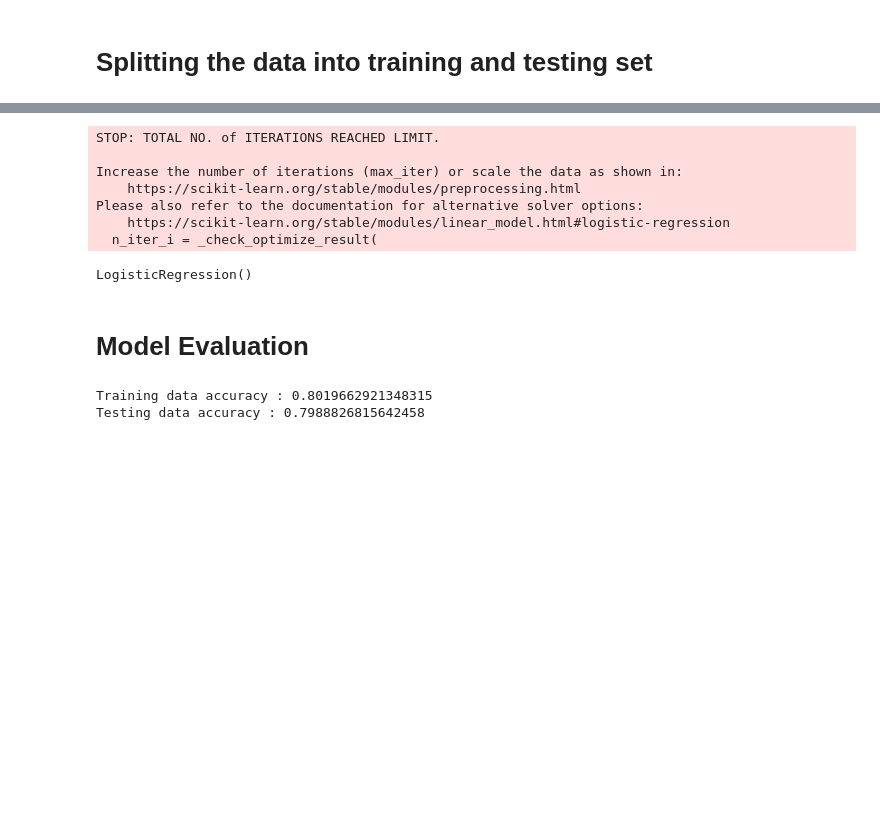
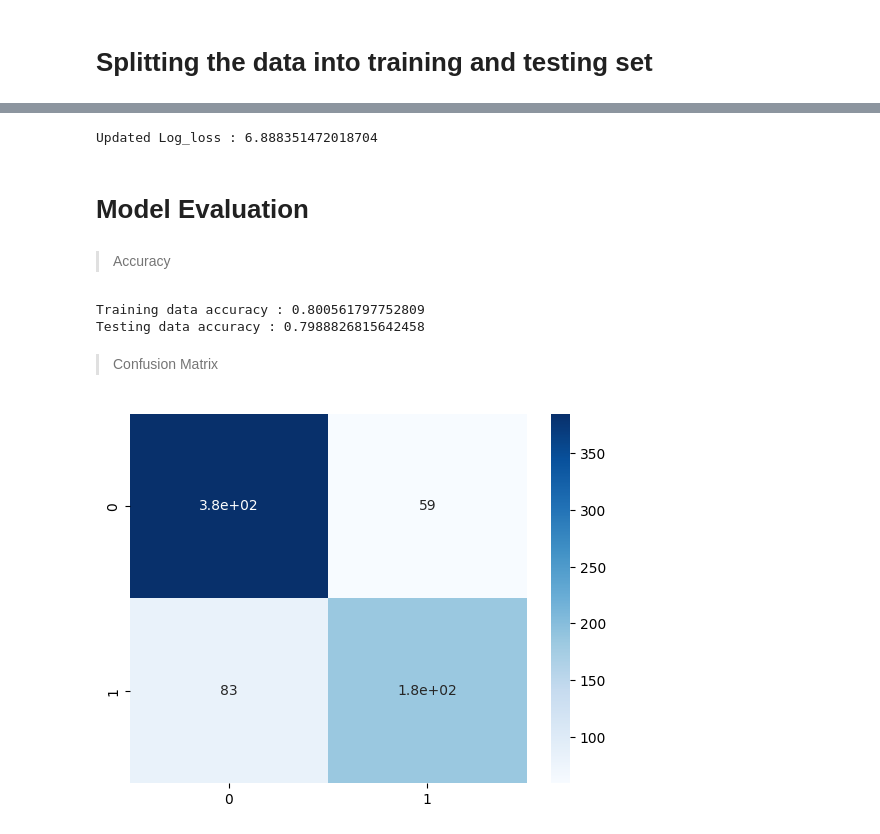
Before and after one commit to SiddhuShkya/Titanic-Machine-Learning-from-Disaster, a Jupyter notebook: main.ipynb, the cells around one changed output, grey strips where cells are left out. Drawn from its saved outputs; the diff is of its cells as text; code cells hidden in the pictures; blank space fills up the shorter version.

Commit message:
Build the model from scratch

```diff
--- a/main.ipynb
+++ b/main.ipynb
@@ -287,0 +227,3 @@ X
+# %%
+scaled_X = standard_scaler(X)
+scaled_X
@@ -303,5 +260,5 @@ Name: Survived, Length: 891, dtype: int64
 # %% [markdown]
 # Splitting the data into training and testing set
 # %%
-xtrain, xtest, ytrain, ytest = tts(X, Y, test_size=0.2, random_state=42)
+xtrain, xtest, ytrain, ytest = tts(scaled_X, Y, test_size=0.2, random_state=42)
 # %%
@@ -315,16 +340,12 @@ print(xtest.shape, ytest.shape)
 # %%
+# Training the model and printing the updated log loss of our trained model
 model = LogisticRegression()
+updated_weights, updated_bias = model.fit(xtrain, ytrain)
+print(f"Updated Log_loss : {Log_Loss(xtrain, ytrain, updated_weights, updated_bias)}")
+# %% [output]
+Updated Log_loss : 6.888351472018704
-# %%
-model.fit(xtrain, ytrain)
-# %% [output]
-STOP: TOTAL NO. of ITERATIONS REACHED LIMIT.
-
-Increase the number of iterations (max_iter) or scale the data as shown in:
-    https://scikit-learn.org/stable/modules/preprocessing.html
-Please also refer to the documentation for alternative solver options:
-    https://scikit-learn.org/stable/modules/linear_model.html#logistic-regression
-  n_iter_i = _check_optimize_result(
-LogisticRegression()
 # %% [markdown]
 # Model Evaluation
+# %% [markdown]
+> Accuracy
 # %%
@@ -331,11 +353,19 @@ LogisticRegression()
 xtrain_prediction = model.predict(xtrain)
 xtest_prediction = model.predict(xtest)
 # %%
+# calculating the accuracy for both the training and testing set
 training_data_acc = accuracy_score(xtrain_prediction, ytrain)
 testing_data_acc = accuracy_score(xtest_prediction, ytest)
+print(f"Training data accuracy : {training_data_acc}")
+print(f"Testing data accuracy : {testing_data_acc}")
+# %% [output]
+Training data accuracy : 0.800561797752809
+Testing data accuracy : 0.7988826815642458
-# %%
-print(f"Training data accuracy : {training_data_acc}")
-print(f"Testing data accuracy : {testing_data_acc}")
-# %% [output]
-Training data accuracy : 0.8019662921348315
-Testing data accuracy : 0.7988826815642458
+# %% [markdown]
+> Confusion Matrix
+# %%
+cm_train = confusion_matrix(ytrain, xtrain_prediction)
+sns.heatmap(cm_train, annot=True, cmap='Blues')
+plt.show()
+# %% [output]
+[figure, added]
```
Also changed, not shown: parts of 44 cells of this notebook.
